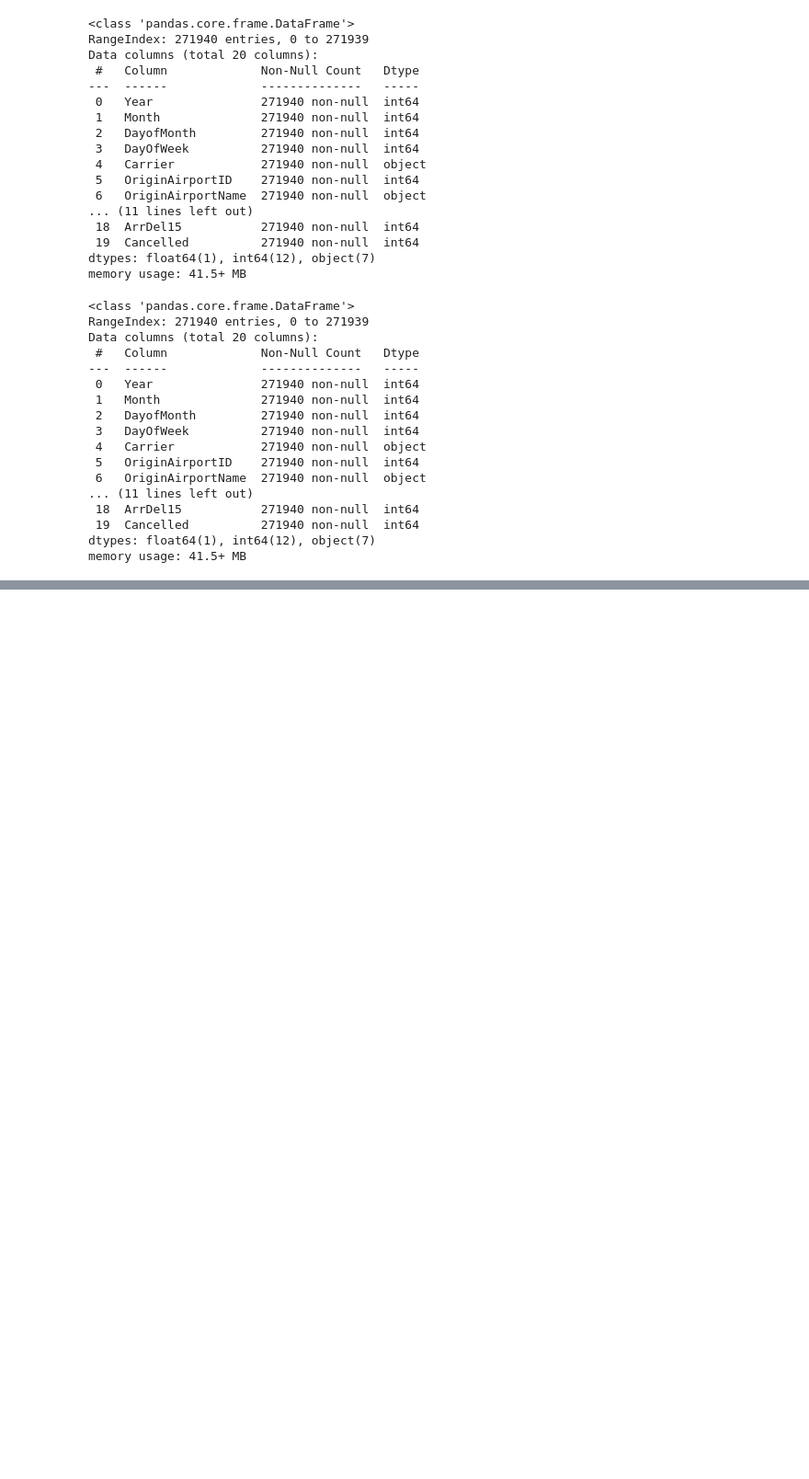
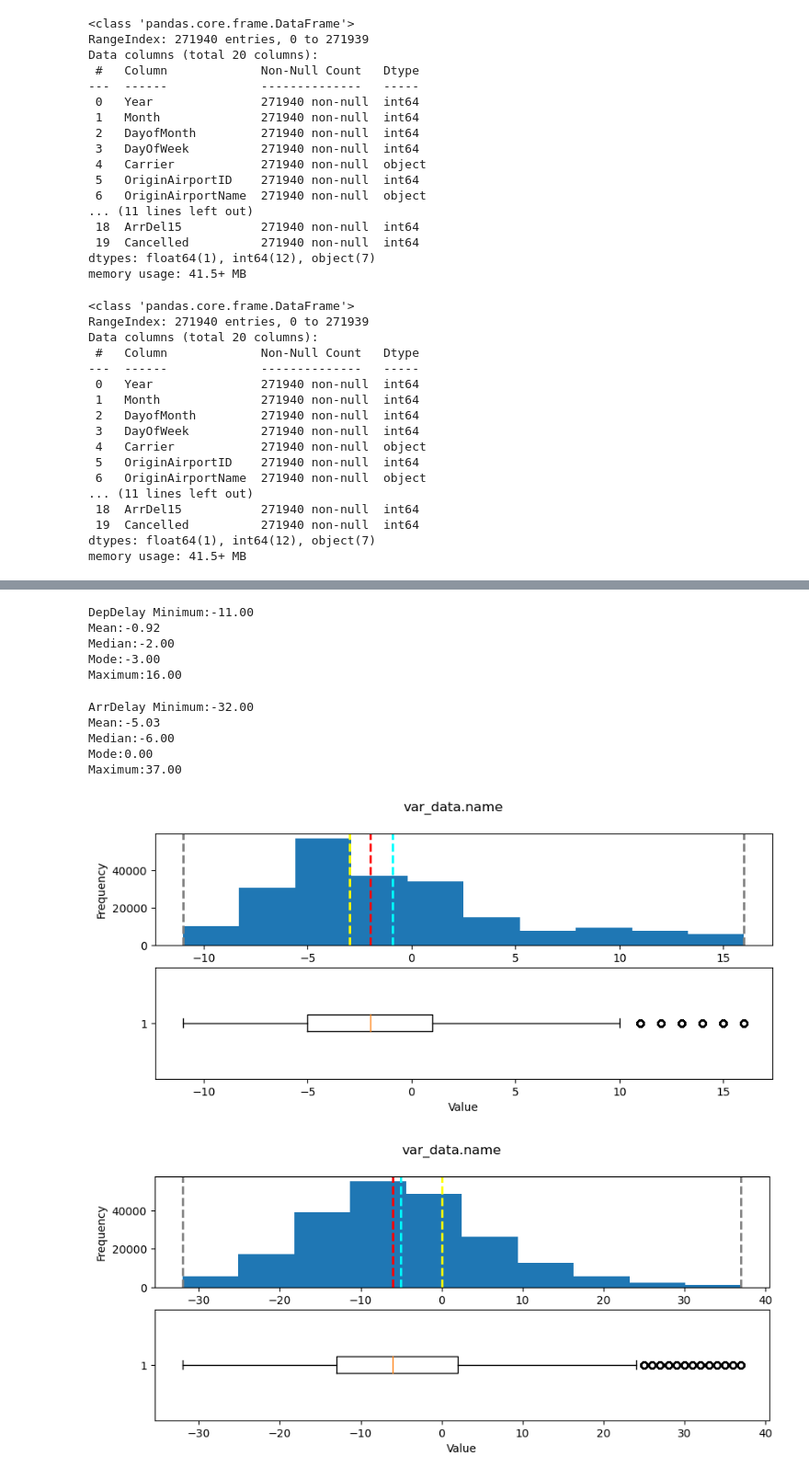
Before and after one commit to roberanegussie/30-days-Of-Data-Science, a Jupyter notebook: src/flightsChallenge.ipynb, the cells around one changed output, grey strips where cells are left out. Shown at 92% size. Cells and saved outputs as stored; diff of their text form; code cells hidden in the pictures; blank space fills up the shorter version.

```diff
--- a/src/flightsChallenge.ipynb
+++ b/src/flightsChallenge.ipynb
@@ -57,3 +135,29 @@ missing_data = df_flights.isnull().sum().to_frame()
+# %%
+ArrDelay_01pcntile = df_flights.ArrDelay.quantile(0.01)
+ArrDelay_90pcntile = df_flights.ArrDelay.quantile(0.90)
+df_flights = df_flights[df_flights.ArrDelay < ArrDelay_90pcntile]
+df_flights = df_flights[df_flights.ArrDelay > ArrDelay_01pcntile]
+
+DepDelay_01pcntile = df_flights.DepDelay.quantile(0.01)
+DepDelay_90pcntile = df_flights.DepDelay.quantile(0.90)
+df_flights = df_flights[df_flights.DepDelay < DepDelay_90pcntile]
+df_flights = df_flights[df_flights.DepDelay > DepDelay_01pcntile]
+
+for col in delayFields:
+    show_distribution(df_flights[col])
+# %% [output]
+DepDelay Minimum:-11.00
+Mean:-0.92
+Median:-2.00
+Mode:-3.00
+Maximum:16.00
+ArrDelay Minimum:-32.00
+Mean:-5.03
+Median:-6.00
+Mode:0.00
+Maximum:37.00
+[figure, added]
+[figure, added]
 # %%
 df_flights.describe()
 # %% [output]
```
Also changed, not shown: parts of 30 cells of this notebook.
